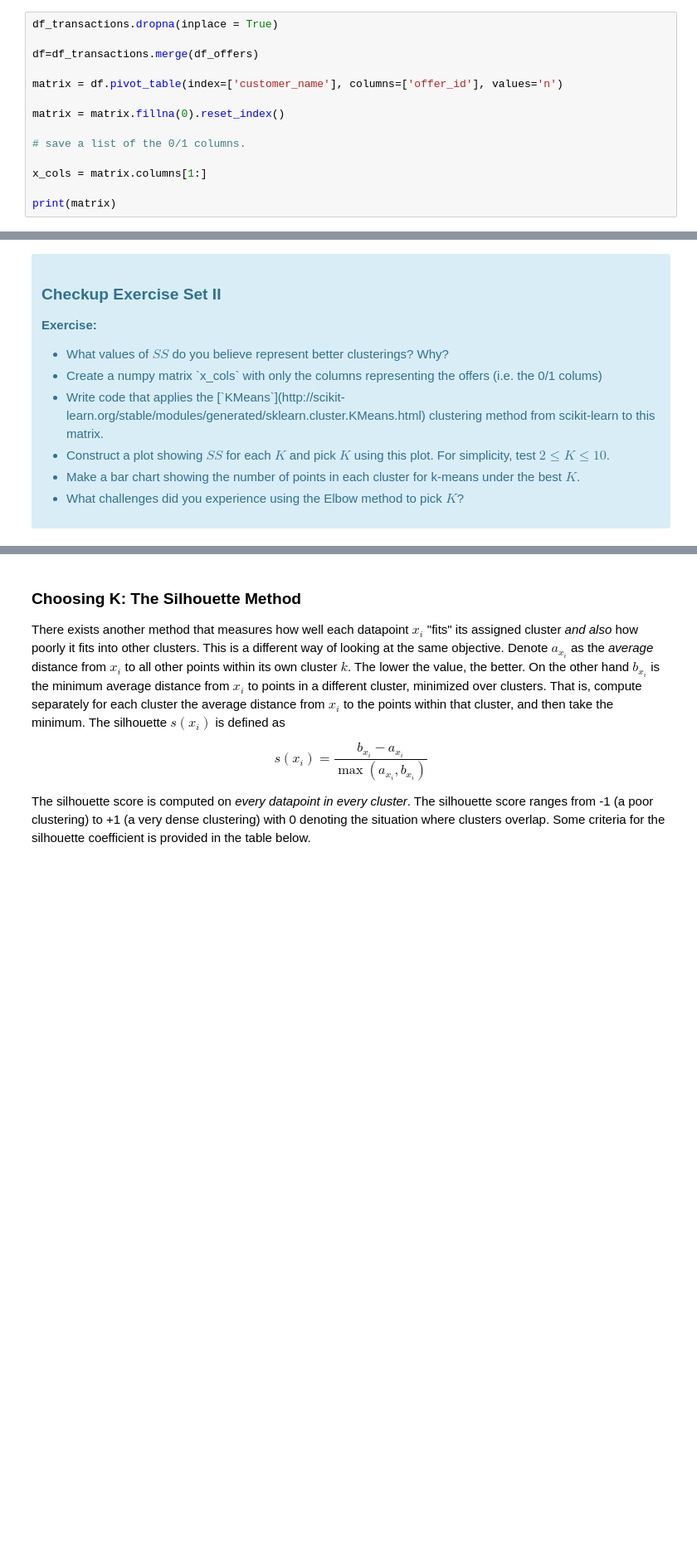
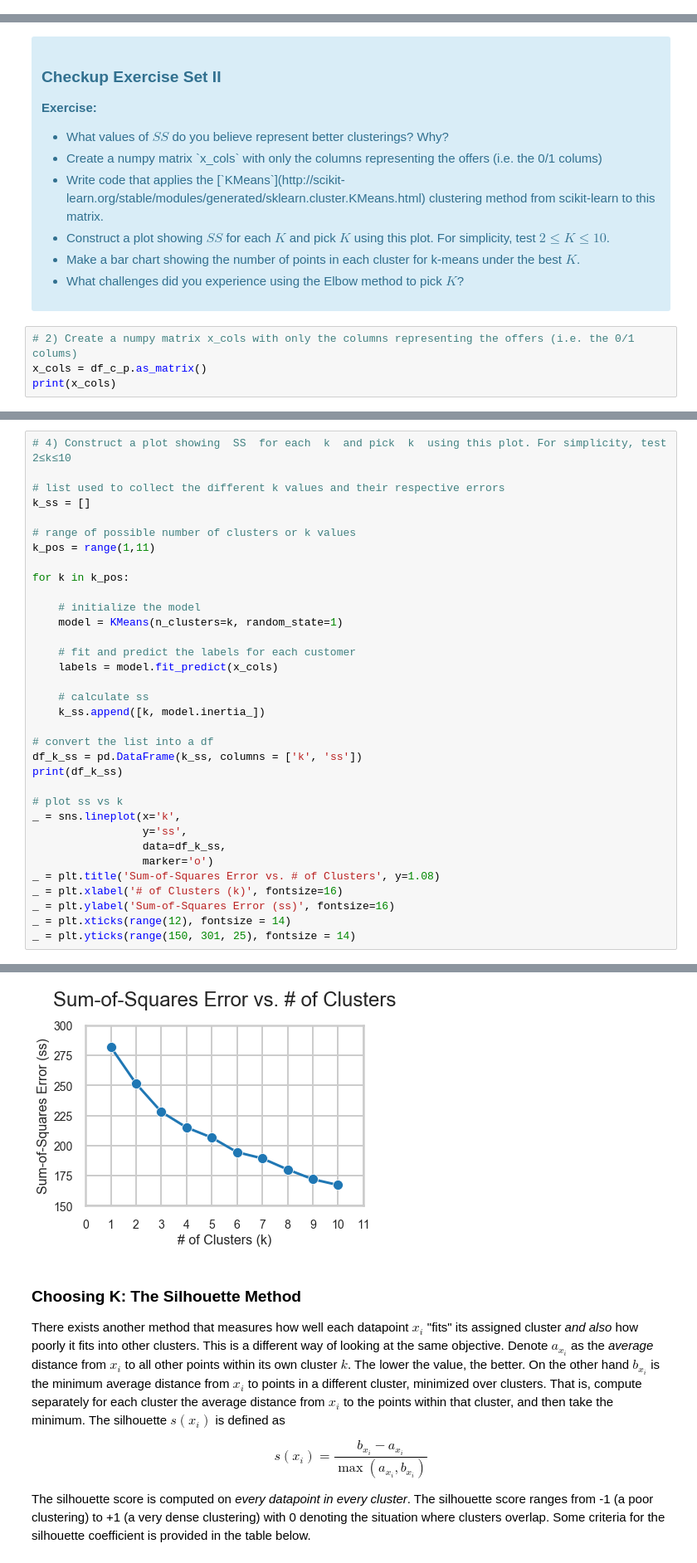
Before and after one commit to tdayanan/Springboard, a Jupyter notebook: Mini_Project_Clustering.ipynb, the cells around one changed output, grey strips where cells are left out. Shown at 83% size. Drawn from its saved outputs; the diff is of its cells as text; blank space fills up the shorter version.

```diff
--- a/Mini_Project_Clustering.ipynb
+++ b/Mini_Project_Clustering.ipynb
@@ -74,17 +74,3 @@ The first thing we need is a way to compare customers. To do this, we're going t
 </ul>
 <p>Make sure you also deal with any weird values such as `NaN`. Read the documentation to develop your solution.</p>
 </div>
-# %%
-df_transactions.dropna(inplace = True)
-
-df=df_transactions.merge(df_offers)
-
-matrix = df.pivot_table(index=['customer_name'], columns=['offer_id'], values='n')
-
-matrix = matrix.fillna(0).reset_index()
-
-# save a list of the 0/1 columns.
-
-x_cols = matrix.columns[1:]
-
-print(matrix)
@@ -132,3 +141,7 @@ where $x_i$ is a point, $C_k$ represents cluster $k$ and $\mu_k$ is the centroid
 <li> What challenges did you experience using the Elbow method to pick $K$?
 </ul>
 </div>
+# %%
+# 2) Create a numpy matrix x_cols with only the columns representing the offers (i.e. the 0/1 colums)
+x_cols = df_c_p.as_matrix()
+print(x_cols)
@@ -153 +174,36 @@ matrix.cluster.value_counts()
 Name: cluster, dtype: int64
+# %%
+# 4) Construct a plot showing  SS  for each  k  and pick  k  using this plot. For simplicity, test  2≤k≤10
+
+# list used to collect the different k values and their respective errors
+k_ss = []
+
+# range of possible number of clusters or k values
+k_pos = range(1,11)
+
+for k in k_pos:
+
+    # initialize the model
+    model = KMeans(n_clusters=k, random_state=1)
+
+    # fit and predict the labels for each customer
+    labels = model.fit_predict(x_cols)
+
+    # calculate ss
+    k_ss.append([k, model.inertia_])
+
+# convert the list into a df
+df_k_ss = pd.DataFrame(k_ss, columns = ['k', 'ss'])
+print(df_k_ss)
+
+# plot ss vs k
+_ = sns.lineplot(x='k',
+                 y='ss',
+                 data=df_k_ss,
+                 marker='o')
+_ = plt.title('Sum-of-Squares Error vs. # of Clusters', y=1.08)
+_ = plt.xlabel('# of Clusters (k)', fontsize=16)
+_ = plt.ylabel('Sum-of-Squares Error (ss)', fontsize=16)
+_ = plt.xticks(range(12), fontsize = 14)
+_ = plt.yticks(range(150, 301, 25), fontsize = 14)
+# %% [output]
@@ -154,3 +221,4 @@ Name: cluster, dtype: int64
+[figure, added]
 # %% [markdown]
 ### Choosing K: The Silhouette Method
 
```
Also changed, not shown: parts of 11 cells of this notebook.
